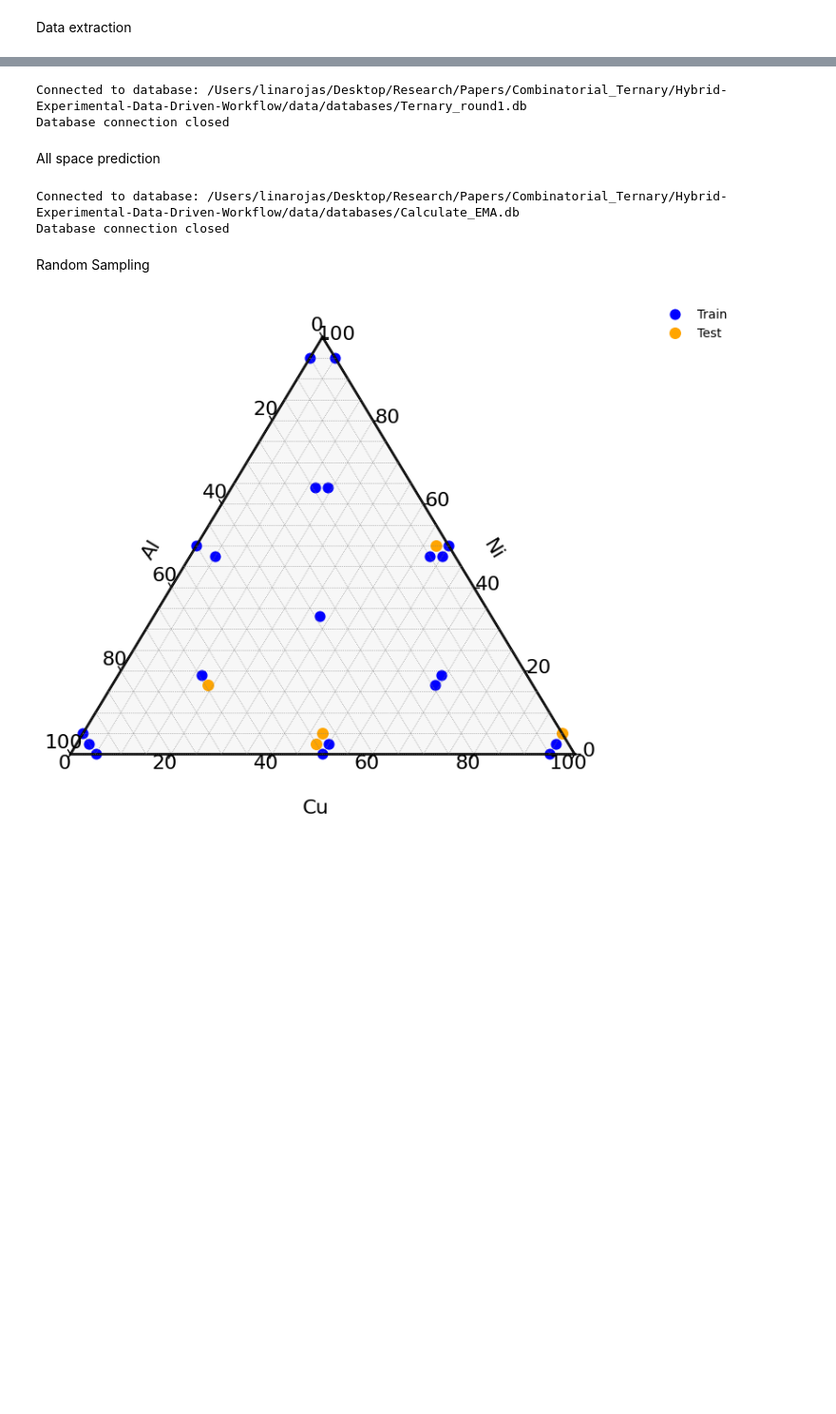
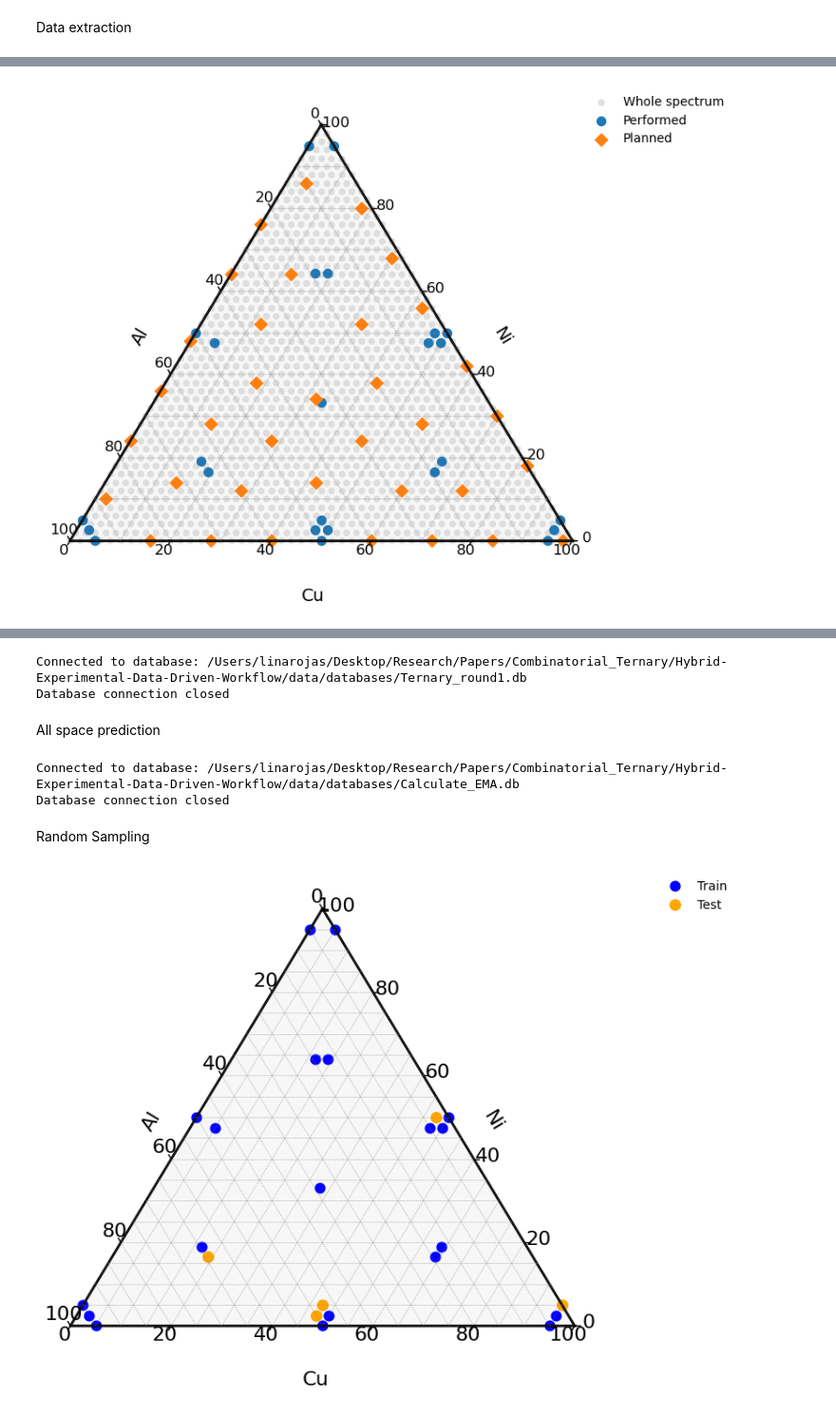
Before and after one commit to linarojas0824/Hybrid-Experimental-Data-Driven-Workflow, a Jupyter notebook: scripts/Notebooks/01_Sampling.ipynb, the cells around one changed output, grey strips where cells are left out. Shown at 95% size. Saved outputs shown, nothing was run; the diff lists cells and outputs as text; code cells hidden in the pictures; blank space fills up the shorter version.

```diff
--- a/scripts/Notebooks/01_Sampling.ipynb
+++ b/scripts/Notebooks/01_Sampling.ipynb
@@ -20,0 +93,2 @@ Data extraction
+# %%
+df_std = pd.read_csv("df_std_first.csv")
@@ -20,0 +174,96 @@ Data extraction
+# %%
+df1_clean = remove_close_to_existing(df_std, X, min_dist=2)
+df2_clean = remove_close_to_existing(ann_model, X, min_dist=2)
+# %%
+sel1 = select_sparse_points(df1_clean, score_col="e2", n_select=35, min_dist=8)
+sel2 = select_sparse_points(df2_clean, score_col="e2", n_select=15, min_dist=8)
+# %%
+df_combined = pd.concat([sel1, sel2], axis=0)
+new_comp = df_combined.drop_duplicates(subset=["Cu", "Ni", "Al"])
+# %%
+import ternary
+import numpy as np
+import matplotlib.pyplot as plt
+
+# -----------------------------
+# Inputs
+# -----------------------------
+# whole composition space
+space = comp_space[['Cu', 'Ni', 'Al']].copy()
+
+# already performed
+performed = X.drop(columns='resistivity')[['Cu', 'Ni', 'Al']].copy()
+
+# planned next
+planned = new_comp[['Cu', 'Ni', 'Al']].copy()
+
+# -----------------------------
+# Normalize rows to sum to 100
+# -----------------------------
+def norm_rows(df):
+    arr = np.asarray(df, dtype=float)
+    s = arr.sum(axis=1, keepdims=True)
+    s[s == 0] = 1.0
+    return arr / s * 100.0
+
+space_n = norm_rows(space)
+performed_n = norm_rows(performed)
+planned_n = norm_rows(planned)
+
+# convert to tuples for python-ternary
+pts_space = [tuple(p) for p in space_n]
+pts_performed = [tuple(p) for p in performed_n]
+pts_planned = [tuple(p) for p in planned_n]
+
+# -----------------------------
+# Plot
+# -----------------------------
+scale = 100
+fig, tax = ternary.figure(scale=scale)
+fig.set_size_inches(8, 7)
+
+# whole spectrum / all compositions
+tax.scatter(
+    pts_space,
+    marker="o",
+    s=20,
+    color="#d9d9d9",
+    alpha=0.8,
+    label="Whole spectrum"
+)
+
+# performed compositions
+tax.scatter(
+    pts_performed,
+    marker="o",
+    s=50,
+    color="#1f77b4",
+    alpha=1,
+    label="Performed"
+)
+
+# planned compositions
+tax.scatter(
+    pts_planned,
+    marker="D",
+    s=50,
+    color="#ff7f0e",
+    alpha=1,
+    label="Planned"
+)
+
+tax.boundary(linewidth=2)
+tax.gridlines(color="gray", multiple=10)
+tax.ticks(axis="lbr", multiple=20, linewidth=1, fontsize=12)
+
+tax.left_axis_label("Al", fontsize=14, offset=0.12)
+tax.right_axis_label("Ni", fontsize=14, offset=0.12)
+tax.bottom_axis_label("Cu", fontsize=14, offset=0.06)
+
+tax.clear_matplotlib_ticks()
+tax.get_axes().axis("off")
+tax.legend(loc="upper right", bbox_to_anchor=(1.25, 1.05), frameon=False)
+
+plt.show()
+# %% [output]
+[figure, added]
```
Also changed, not shown: parts of 13 cells of this notebook, 10 other files.
